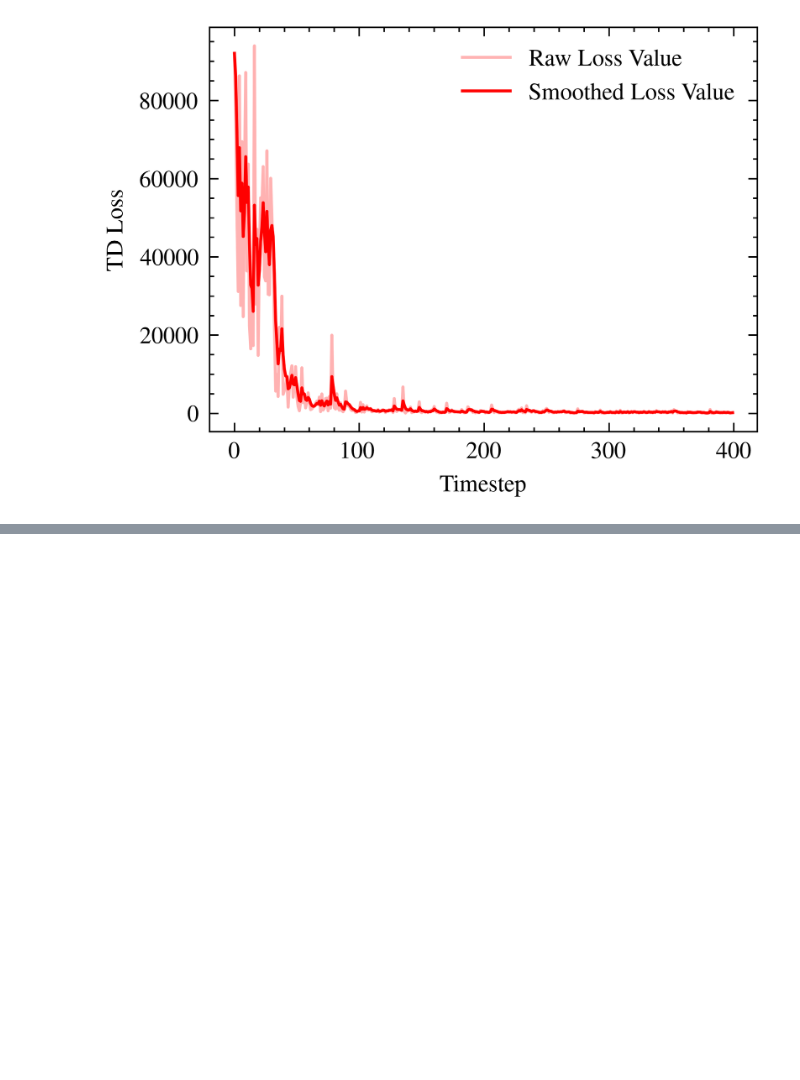
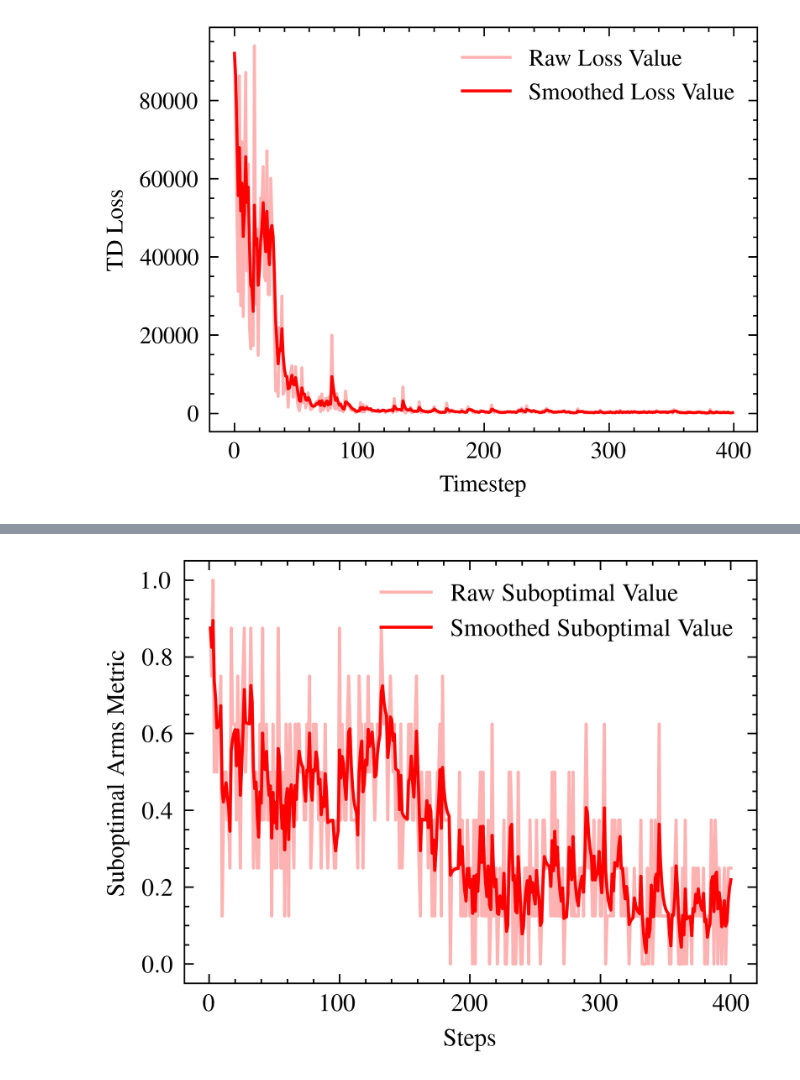
Before and after one commit to eytancanzini/rl-fixture-design, a Jupyter notebook: Python/notebooks/data_processing.ipynb, the cells around one changed output, grey strips where cells are left out. Cells and saved outputs as stored; diff of their text form; code cells hidden in the pictures; blank space fills up the shorter version.

```diff
--- a/Python/notebooks/data_processing.ipynb
+++ b/Python/notebooks/data_processing.ipynb
@@ -127,0 +113,3 @@ Name: Step, Length: 400, dtype: int64
+# %%
+df_suboptimal = pd.read_csv('./run-.-tag-Metrics_SuboptimalArmsMetric.csv')
+df_suboptimal.head()
@@ -127,0 +123,17 @@ Name: Step, Length: 400, dtype: int64
+# %%
+suboptimals = np.asarray(df_suboptimal['Value'])
+smoothed_suboptimals = smooth(suboptimals, weight)
+
+plt.figure()
+plt.plot(steps, suboptimals, 'r-', alpha=0.3)
+plt.plot(steps, smoothed_suboptimals, 'r-')
+plt.legend([
+    'Raw Suboptimal Value',
+    'Smoothed Suboptimal Value'
+])
+plt.xlabel('Steps')
+plt.ylabel('Suboptimal Arms Metric')
+# plt.savefig('./suboptimal-metric.png')
+plt.show()
+# %% [output]
+[figure, added]
```
Also changed, not shown: parts of 5 cells of this notebook, 4 other files.
